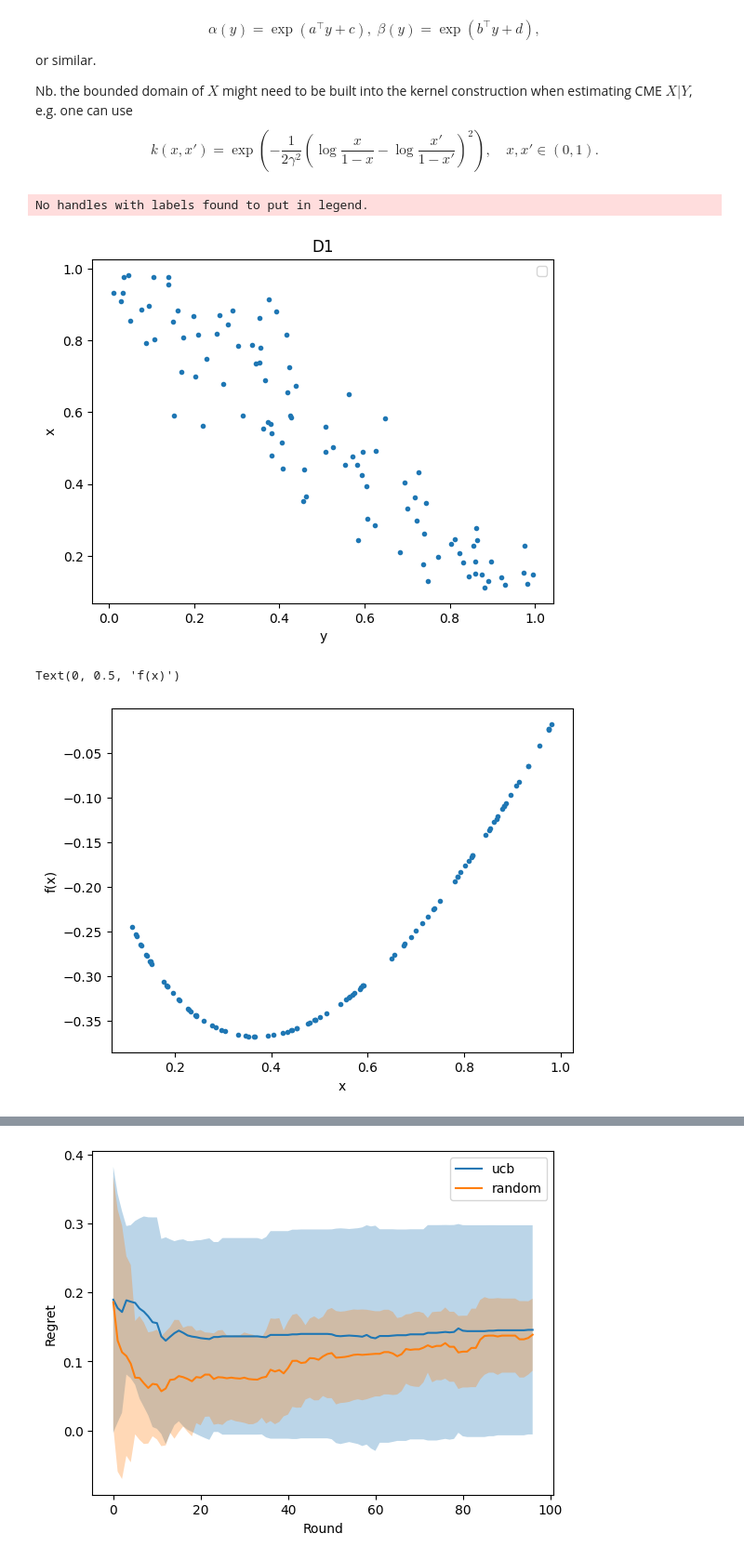
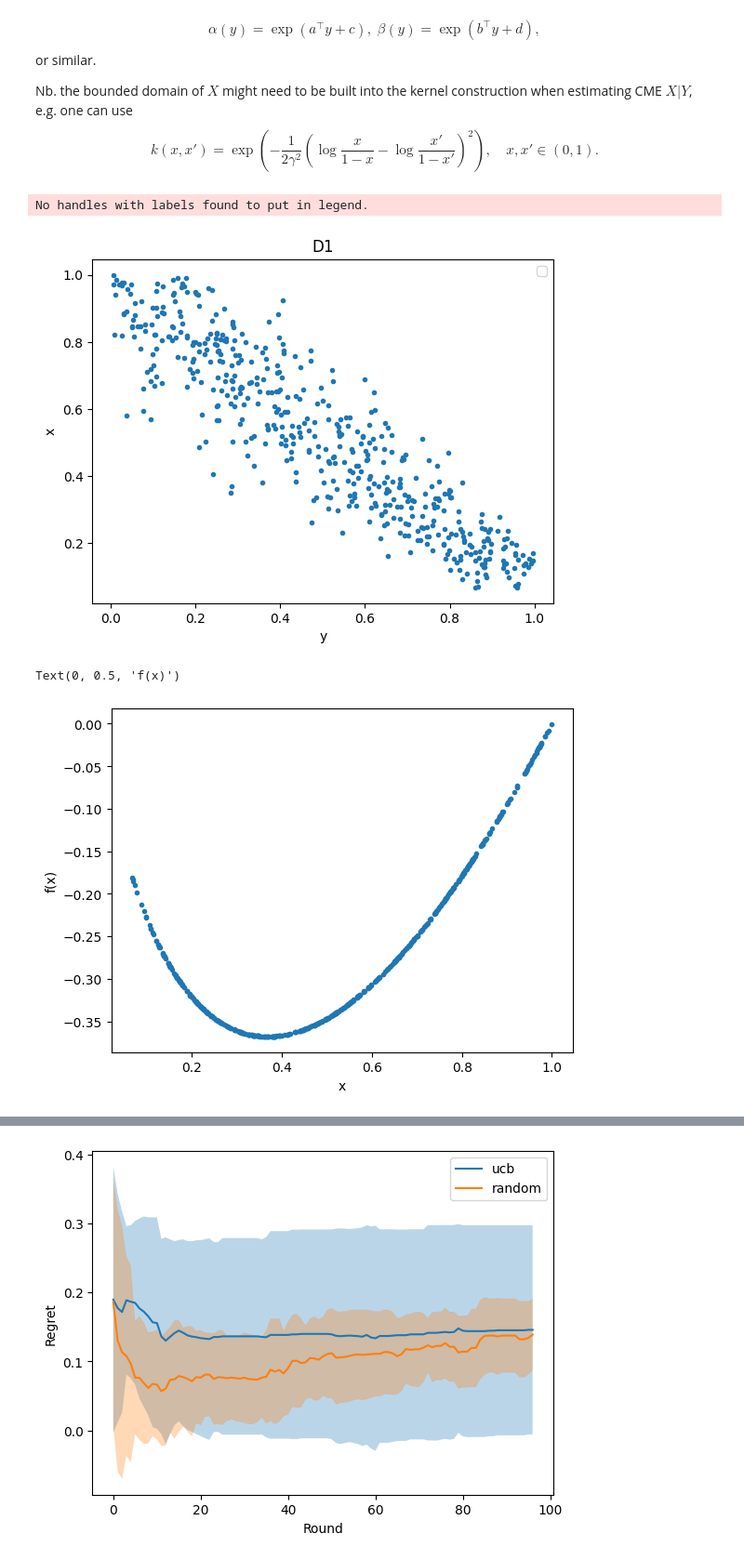
Before and after one commit to Mengyanz/deconditional-downscaling, a Jupyter notebook: simulation.ipynb, the cells around one changed output, grey strips where cells are left out. Shown: that part at 93% size. Saved outputs shown, nothing was run; the diff lists cells and outputs as text; code cells hidden in the pictures.

```diff
--- a/simulation.ipynb
+++ b/simulation.ipynb
@@ -98,15 +99,15 @@ d = 0
 # c = 0
 # d = 1
 # %%
-xs, ys = generate_D1(100,a,b,c,d)
+xs, ys = generate_D1(500,a,b,c,d)
 # %% [output]
 No handles with labels found to put in legend.
-[figure, old version]
+[figure, new version]
 # %%
 plt.plot(xs, func(xs), '.')
 plt.xlabel('x')
 plt.ylabel('f(x)')
 # %% [output]
 Text(0, 0.5, 'f(x)')
-[figure, old version]
+[figure, new version]
 # %%
```
Also changed, not shown: parts of 21 cells of this notebook, 2 other files.
